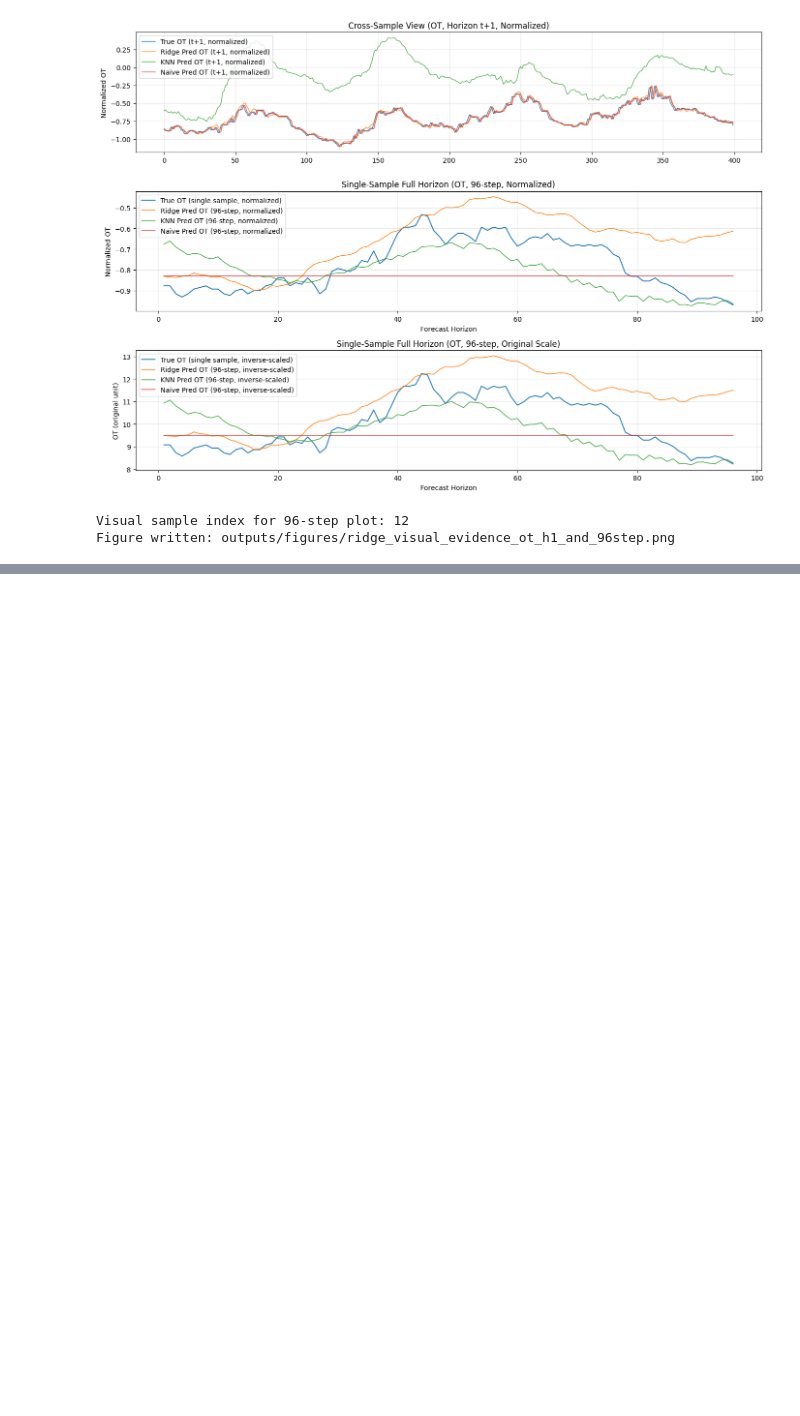
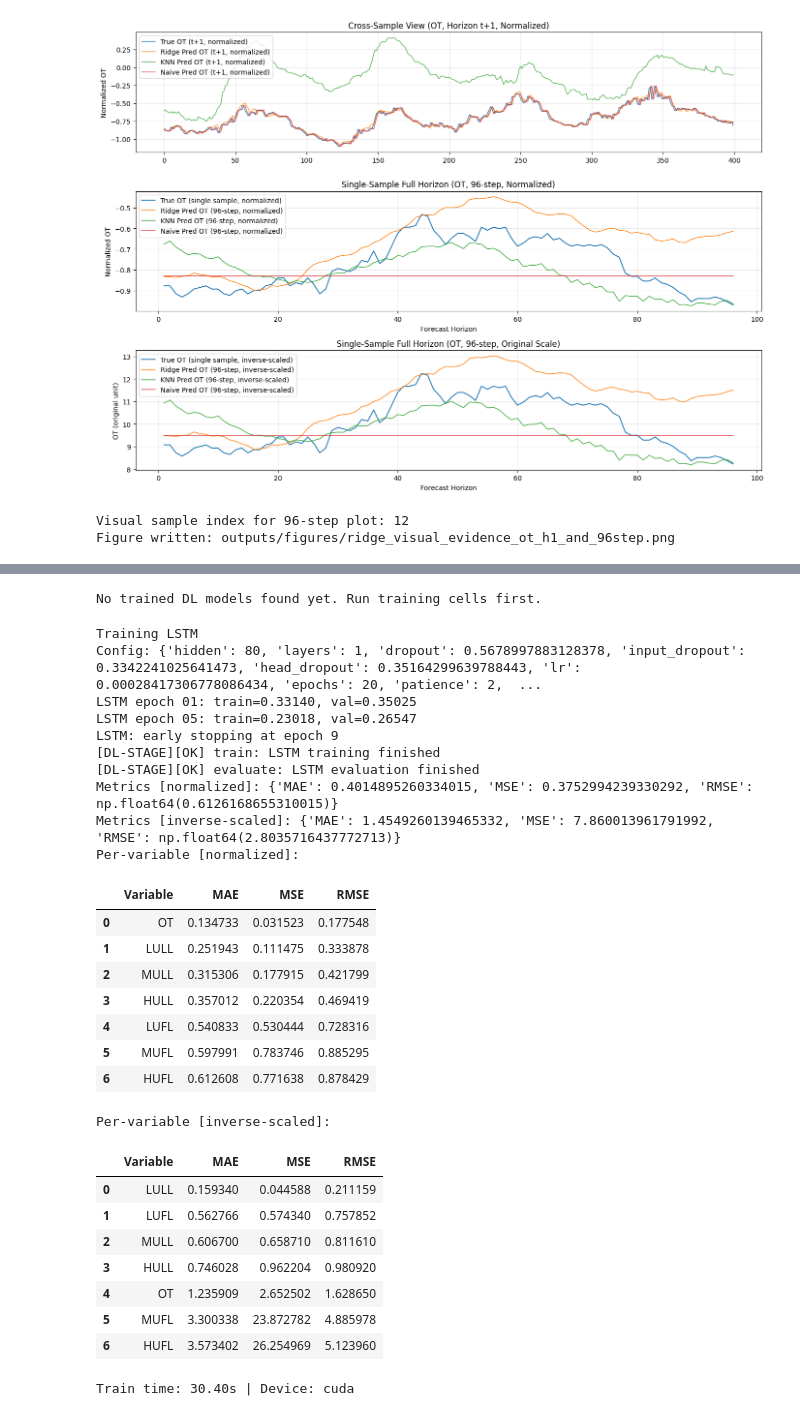
Before and after one commit to Zayne-Feng/ETTm-Forecasting, a Jupyter notebook: ettm1_end_to_end.ipynb, the cells around one changed output, grey strips where cells are left out. Saved outputs shown, nothing was run; the diff lists cells and outputs as text; code cells hidden in the pictures; blank space fills up the shorter version.

```diff
--- a/ettm1_end_to_end.ipynb
+++ b/ettm1_end_to_end.ipynb
@@ -1562,0 +3265,53 @@ Figure written: outputs/figures/ridge_visual_evidence_ot_h1_and_96step.png
+# %%
+# Empirical verification of the architecture DNA for all instantiated models.
+# Peels back the RevIN normalization layer to inspect the underlying regressor class.
+
+if 'dl_models_trained' not in globals() or len(dl_models_trained) == 0:
+    print('No trained DL models found yet. Run training cells first.')
+else:
+    rows = []
+    for name, model in dl_models_trained.items():
+        core = getattr(model, 'base_model', model)
+        cls = core.__class__.__name__
+        src = 'official (THUML/wrapper)' if cls.startswith('Official') else 'local implementation'
+        rows.append({'Model': name, 'ActualSourceUsed': src, 'CoreClass': cls})
+    src_df = pd.DataFrame(rows).sort_values('Model').reset_index(drop=True)
+    display(src_df)
+# %% [output]
+No trained DL models found yet. Run training cells first.
+# %%
+# Train a single DL model (LSTM)
+
+if 'train_single_dl_model' not in globals():
+    print('train_single_dl_model is not available. Run the previous DL final-training setup cell first.')
+else:
+    train_single_dl_model('LSTM')
+# %% [output]
+Training LSTM
+Config: {'hidden': 80, 'layers': 1, 'dropout': 0.5678997883128378, 'input_dropout': 0.3342241025641473, 'head_dropout': 0.35164299639788443, 'lr': 0.00028417306778086434, 'epochs': 20, 'patience': 2,  ...
+LSTM epoch 01: train=0.33140, val=0.35025
+LSTM epoch 05: train=0.23018, val=0.26547
+LSTM: early stopping at epoch 9
+[DL-STAGE][OK] train: LSTM training finished
+[DL-STAGE][OK] evaluate: LSTM evaluation finished
+Metrics [normalized]: {'MAE': 0.4014895260334015, 'MSE': 0.3752994239330292, 'RMSE': np.float64(0.6126168655310015)}
+Metrics [inverse-scaled]: {'MAE': 1.4549260139465332, 'MSE': 7.860013961791992, 'RMSE': np.float64(2.8035716437772713)}
+Per-variable [normalized]:
+|  | Variable | MAE | MSE | RMSE |
+| 0 | OT | 0.134733 | 0.031523 | 0.177548 |
+| 1 | LULL | 0.251943 | 0.111475 | 0.333878 |
+| 2 | MULL | 0.315306 | 0.177915 | 0.421799 |
+| 3 | HULL | 0.357012 | 0.220354 | 0.469419 |
+| 4 | LUFL | 0.540833 | 0.530444 | 0.728316 |
+| 5 | MUFL | 0.597991 | 0.783746 | 0.885295 |
+| 6 | HUFL | 0.612608 | 0.771638 | 0.878429 |
+Per-variable [inverse-scaled]:
+|  | Variable | MAE | MSE | RMSE |
+| 0 | LULL | 0.159340 | 0.044588 | 0.211159 |
+| 1 | LUFL | 0.562766 | 0.574340 | 0.757852 |
+| 2 | MULL | 0.606700 | 0.658710 | 0.811610 |
+| 3 | HULL | 0.746028 | 0.962204 | 0.980920 |
+| 4 | OT | 1.235909 | 2.652502 | 1.628650 |
+| 5 | MUFL | 3.300338 | 23.872782 | 4.885978 |
+| 6 | HUFL | 3.573402 | 26.254969 | 5.123960 |
+Train time: 30.40s | Device: cuda
```
Also changed, not shown: parts of 20 cells of this notebook, 11 other files.
